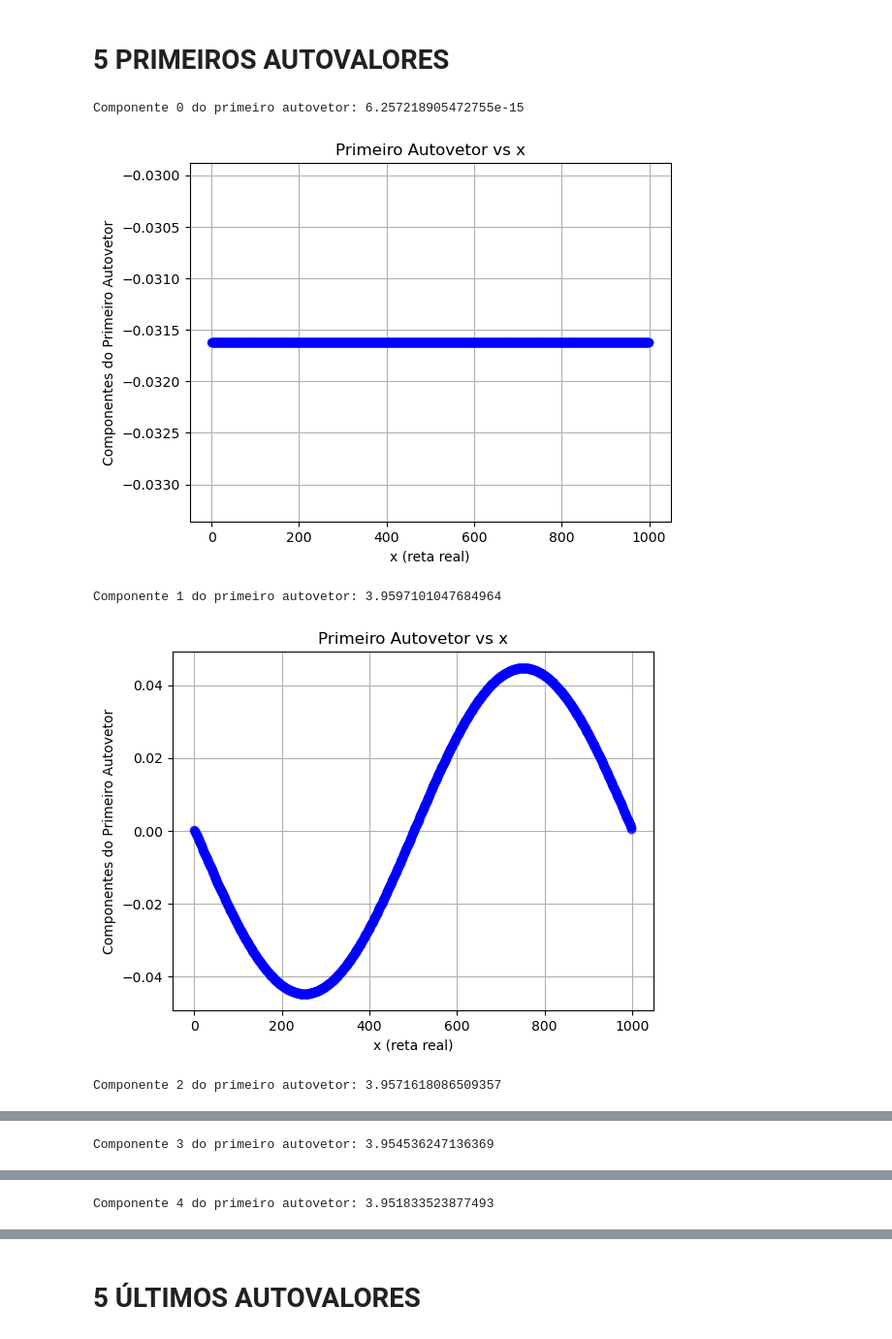
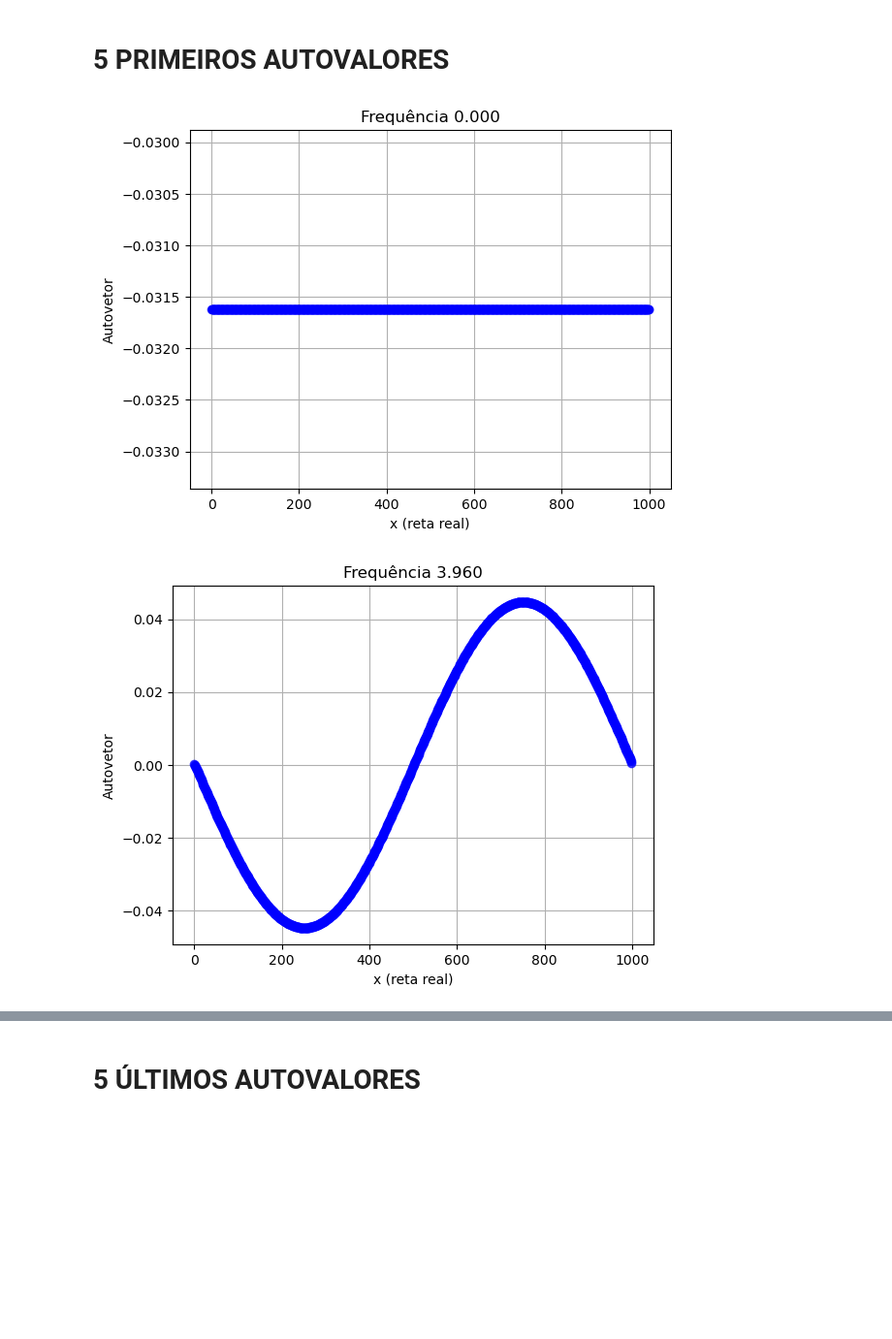
Before and after one commit to enzo-souza/Autovalores-e-Autovetores-de-um-sistema-massa-mola-circular, a Jupyter notebook: homogêneo.ipynb, the cells around one changed output, grey strips where cells are left out. Shown at 97% size. Cells and saved outputs as stored; diff of their text form; code cells hidden in the pictures; blank space fills up the shorter version.

```diff
--- a/homogêneo.ipynb
+++ b/homogêneo.ipynb
@@ -171,19 +171,15 @@ plt.show()
 # %%
 # Plota o primeiro autovetor em função de uma reta real x
 x = np.arange(n)
 #plt.figure(figsize=(20,8))
 
 for i in range(5):
-    print(f"Componente {i} do primeiro autovetor: {autovalores[i]}")
     plt.plot(x, autovetores[:,idx[i]], marker='o', alpha=0.7, linestyle='-', color='blue')
     plt.xlabel('x (reta real)')
-    plt.ylabel('Componentes do Primeiro Autovetor')
-    plt.title('Primeiro Autovetor vs x')
+    plt.ylabel('Autovetor')
+    plt.title(f'Frequência {autovalores[i]:.3f}')
     plt.grid(True)
     plt.show()
 # %% [output]
-Componente 0 do primeiro autovetor: 6.257218905472755e-15
-[figure, old version]
+[figure, new version]
-Componente 1 do primeiro autovetor: 3.9597101047684964
-[figure, old version]
+[figure, new version]
-Componente 2 do primeiro autovetor: 3.9571618086509357
@@ -191 +186,0 @@ Componente 2 do primeiro autovetor: 3.9571618086509357
-Componente 3 do primeiro autovetor: 3.954536247136369
@@ -193 +187,0 @@ Componente 3 do primeiro autovetor: 3.954536247136369
-Componente 4 do primeiro autovetor: 3.951833523877493
```
Also changed, not shown: parts of 2 cells of this notebook.
